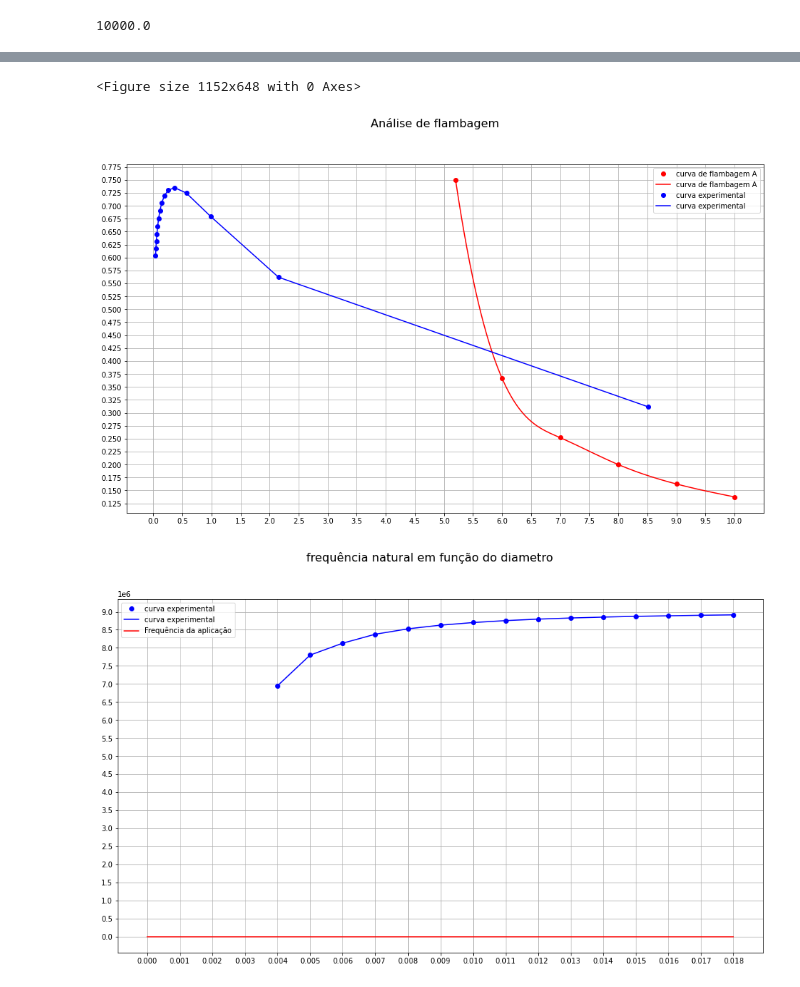
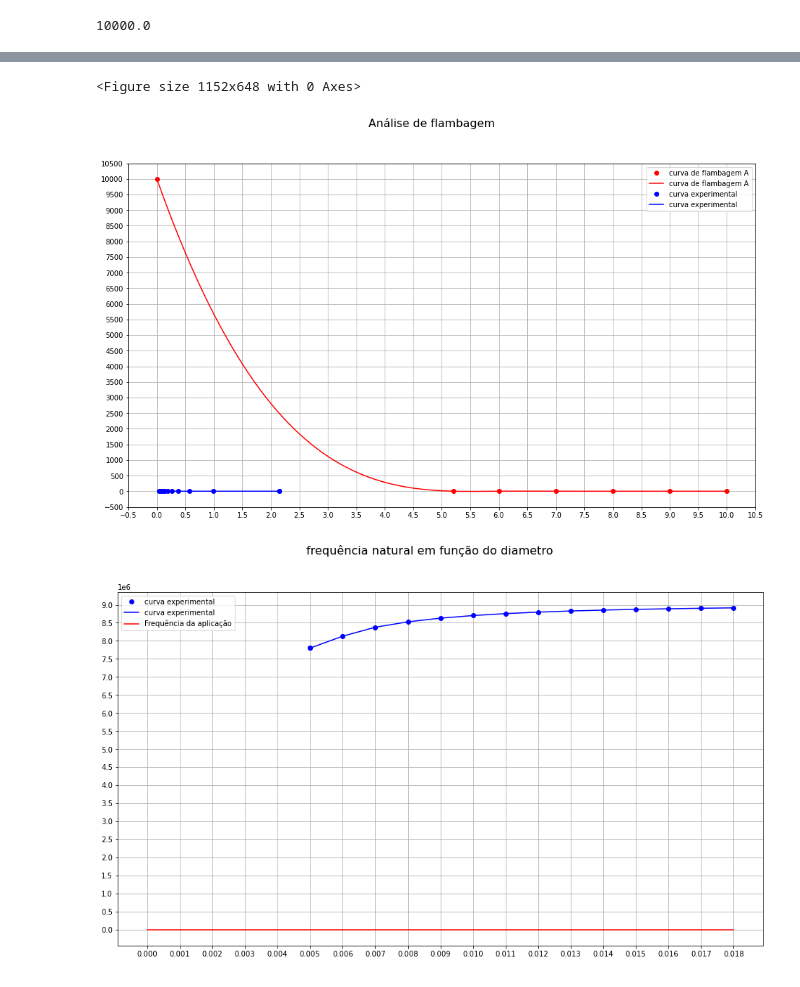
Before and after one commit to Esterci/Engenharia_Mecanica_UFJF, a Jupyter notebook: 12_periodo/elementos_II/exercicio_2.ipynb, the cells around one changed output, grey strips where cells are left out. Saved outputs shown, nothing was run; the diff lists cells and outputs as text; code cells hidden in the pictures.

```diff
--- a/12_periodo/elementos_II/exercicio_2.ipynb
+++ b/12_periodo/elementos_II/exercicio_2.ipynb
@@ -105,7 +105,7 @@ k
 # %%
 # iterando diâmetros para achar a melhor solução
 
-d_mm_list = np.linspace(4,18,num=15,dtype=int)
+d_mm_list = np.linspace(5,18,num=15,dtype=int)
 
 C_list = []
 D_list = []
@@ -229,6 +229,7 @@ fig.suptitle('Análise de flambagem', fontsize=16)
 
 
 flambagem_seed = np.array((
+    [0,10000],
     [5.2,0.75],
     [10,0.1375],
     [9,0.1625],
@@ -324,3 +325,3 @@ plt.show()
 <Figure size 1152x648 with 0 Axes>
-[figure, old version]
+[figure, new version]
-[figure, old version]
+[figure, new version]
```
Also changed, not shown: parts of 3 cells of this notebook, 3 other files.
